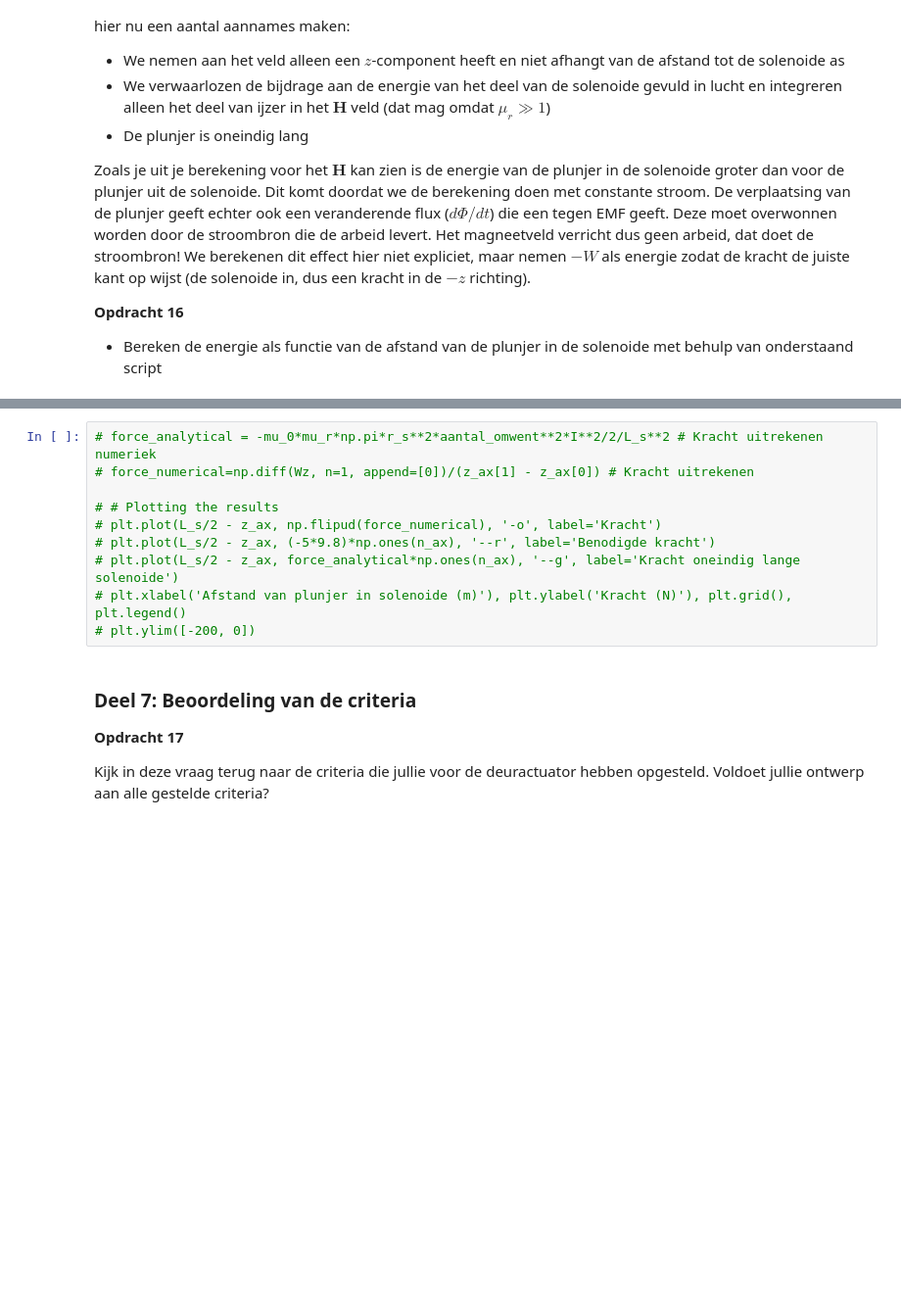
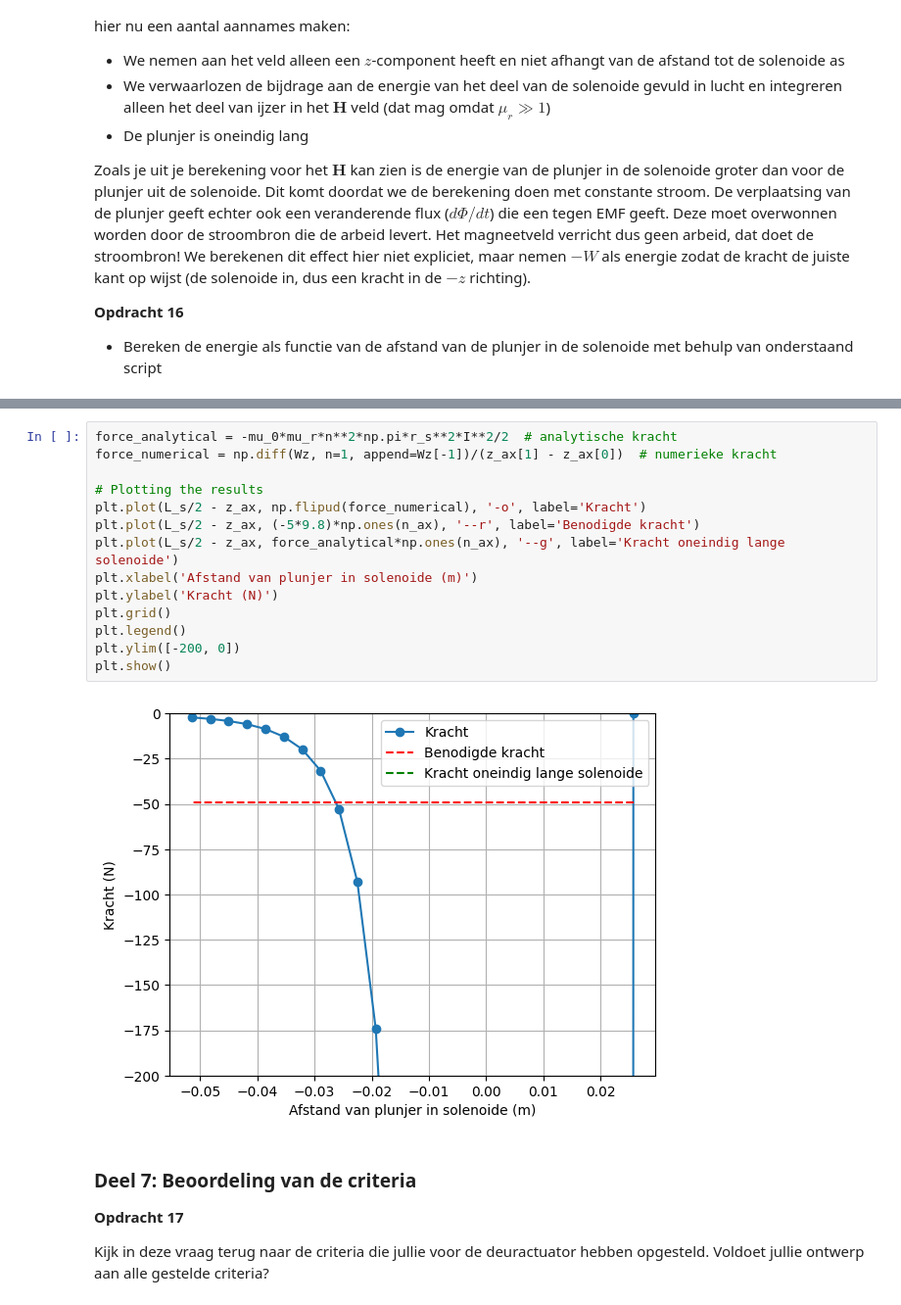
Before and after one commit to ggdejong/opdrachten-DEF-D, a Jupyter notebook: DigitaleOntwerpopdrachten/1CondensatorOpdracht/KrachtactuatorOpdracht.ipynb, the cells around one changed output, grey strips where cells are left out. Shown at 98% size. Cells and saved outputs as stored; diff of their text form; blank space fills up the shorter version.

```diff
--- a/DigitaleOntwerpopdrachten/1CondensatorOpdracht/KrachtactuatorOpdracht.ipynb
+++ b/DigitaleOntwerpopdrachten/1CondensatorOpdracht/KrachtactuatorOpdracht.ipynb
@@ -623,13 +628,19 @@ Zoals je uit je berekening voor het $\mathbf{H}$ kan zien is de energie van de p
 # %%
-# force_analytical = -mu_0*mu_r*np.pi*r_s**2*aantal_omwent**2*I**2/2/L_s**2 # Kracht uitrekenen numeriek
-# force_numerical=np.diff(Wz, n=1, append=[0])/(z_ax[1] - z_ax[0]) # Kracht uitrekenen
+force_analytical = -mu_0*mu_r*n**2*np.pi*r_s**2*I**2/2  # analytische kracht
+force_numerical = np.diff(Wz, n=1, append=Wz[-1])/(z_ax[1] - z_ax[0])  # numerieke kracht
 
-# # Plotting the results
-# plt.plot(L_s/2 - z_ax, np.flipud(force_numerical), '-o', label='Kracht')
-# plt.plot(L_s/2 - z_ax, (-5*9.8)*np.ones(n_ax), '--r', label='Benodigde kracht')
-# plt.plot(L_s/2 - z_ax, force_analytical*np.ones(n_ax), '--g', label='Kracht oneindig lange solenoide')
-# plt.xlabel('Afstand van plunjer in solenoide (m)'), plt.ylabel('Kracht (N)'), plt.grid(), plt.legend()
-# plt.ylim([-200, 0])
+# Plotting the results
+plt.plot(L_s/2 - z_ax, np.flipud(force_numerical), '-o', label='Kracht')
+plt.plot(L_s/2 - z_ax, (-5*9.8)*np.ones(n_ax), '--r', label='Benodigde kracht')
+plt.plot(L_s/2 - z_ax, force_analytical*np.ones(n_ax), '--g', label='Kracht oneindig lange solenoide')
+plt.xlabel('Afstand van plunjer in solenoide (m)')
+plt.ylabel('Kracht (N)')
+plt.grid()
+plt.legend()
+plt.ylim([-200, 0])
+plt.show()
+# %% [output]
+[figure, added]
 # %% [markdown]
 ### Deel 7: Beoordeling van de criteria
 **Opdracht 17**
```
Also changed, not shown: parts of 2 cells of this notebook.
